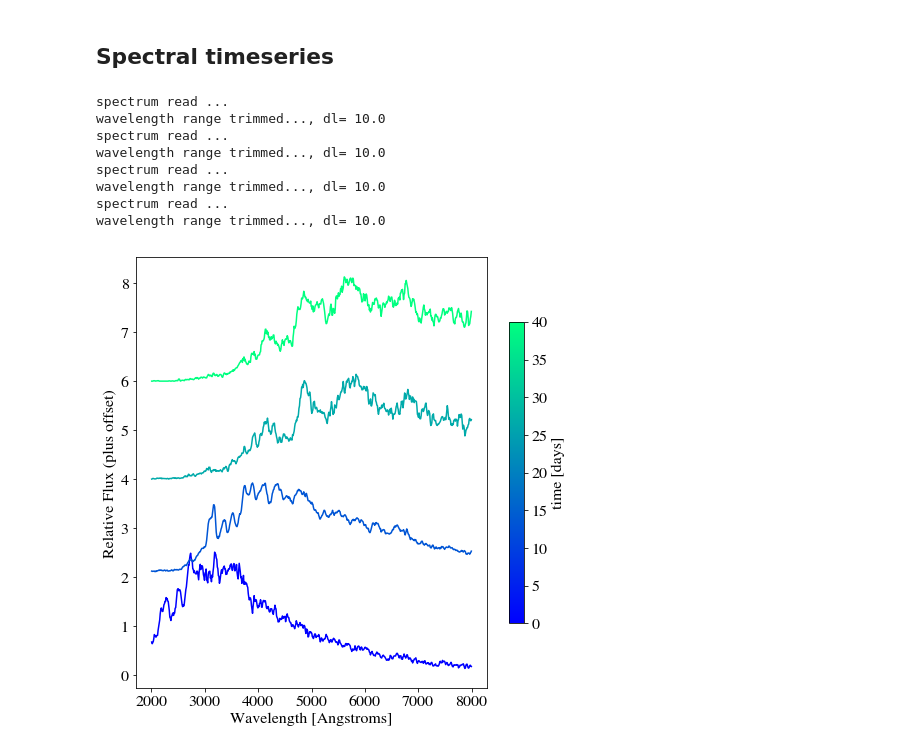
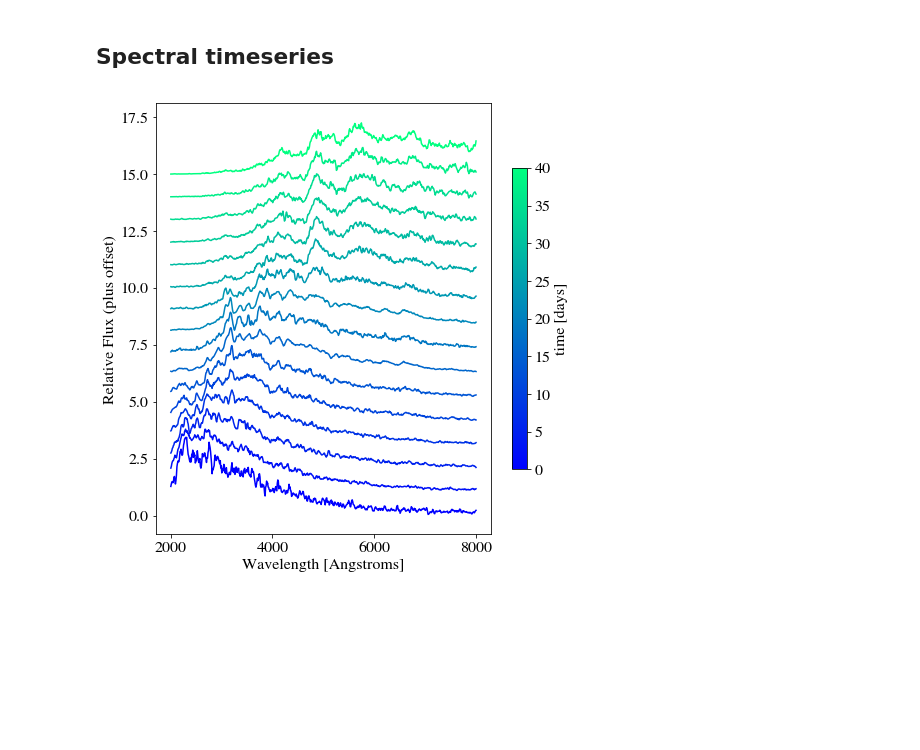
Before and after one commit to morganemacleod/WhiteDwarf_Thermonuclear_Transients, a Jupyter notebook: Plot_Spectra.ipynb, the cells around one changed output. Cells and saved outputs as stored; diff of their text form; code cells hidden in the pictures; blank space fills up the shorter version.

```diff
--- a/Plot_Spectra.ipynb
+++ b/Plot_Spectra.ipynb
@@ -51,14 +51,19 @@ wavelength range trimmed..., dl= 10.0
 # %%
 # each Nth entry, gaussian kernal
+spec = ascii.read("WD06_Spectra/WD06_d20.par")
+dl = spec['lambda'][1] - spec['lambda'][0]
+lmax = max(spec['lambda'])
+lmin = min(spec['lambda'])
+
 plt.figure(figsize=(7,7))
-skip = 2
+skip = 1
 width = 3 # in 10's of Angstroms (ie nm)
 kern = Box1DKernel(width,mode='oversample')
 
 
-theta_select = 60.0001 #14.8351 #88.0899
+theta_select = 55.4819
 specm = spec[spec['theta'] == theta_select]
-angles = philist
+angles = np.unique(spec['phi'])
 
 
 mycolor=plt.cm.hsv
@@ -129,43 +112,39 @@ spec_file_list = glob("WD06_spectra/WD06_d[0-9][0-9].par")
 plt.figure(figsize=(7,7))
 
 # select a viewing angle
-theta_select = 60.0001
-phi_select = 4.0841
+theta_select = 55.4819
+phi_select = 4.5029
 
 
 mycolor=plt.cm.winter
 nl = len(spec_file_list)
 
 for i, fn in enumerate(spec_file_list):
-    th,ph,spec = read_spectrum(fn)
+    spec = ascii.read(fn)
+    dl = spec['lambda'][1] - spec['lambda'][0]
+    lmax = max(spec['lambda'])
+    lmin = min(spec['lambda'])
+
     mask = (spec['theta']==theta_select) & (spec['phi']==phi_select)
     lbol = np.sum(spec[mask]['flux'])*dl
     norm = lbol/(lmax-lmin)
-    offset = 2*i
+    offset = 1.*i
 
     plt.plot(spec[mask]['lambda'],
              convolve(spec[mask]['flux']/norm + offset,kern,boundary='extend'),
              color=mycolor(1.0*i/(nl-1)),
              linewidth=1.5
              )
 
 # create a colorbar
 sm = plt.cm.ScalarMappable(cmap=mycolor, norm=plt.Normalize(vmin=0, vmax=40))
 sm._A = []
 cb = plt.colorbar(sm,label=r'time [days]',orientation='vertical',shrink=0.7)
 
 
 plt.xlabel('Wavelength [Angstroms]')
 plt.ylabel('Relative Flux (plus offset)')
 plt.tight_layout(pad=1)
 plt.show()
 # %% [output]
-spectrum read ...
-wavelength range trimmed..., dl= 10.0
-spectrum read ...
-wavelength range trimmed..., dl= 10.0
-spectrum read ...
-wavelength range trimmed..., dl= 10.0
-spectrum read ...
-wavelength range trimmed..., dl= 10.0
-[figure, old version]
+[figure, new version]
```
Also changed, not shown: parts of 4 cells of this notebook, 17 other files.
